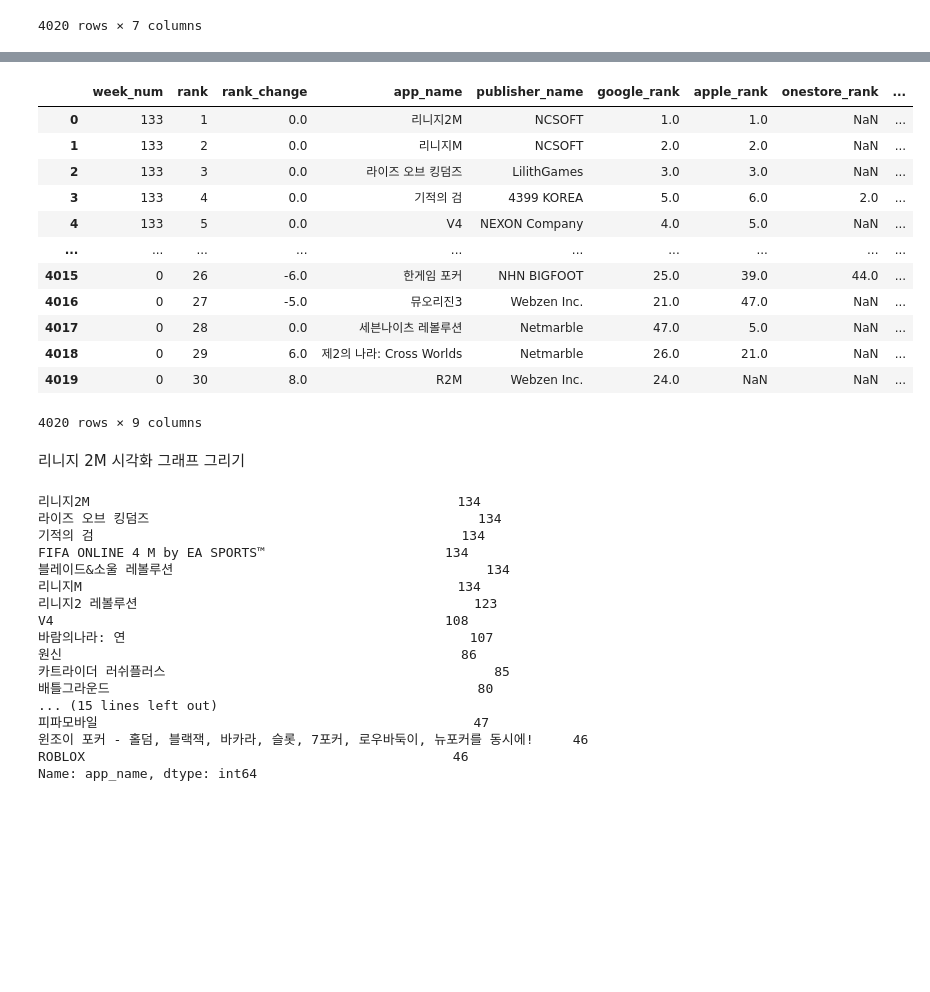
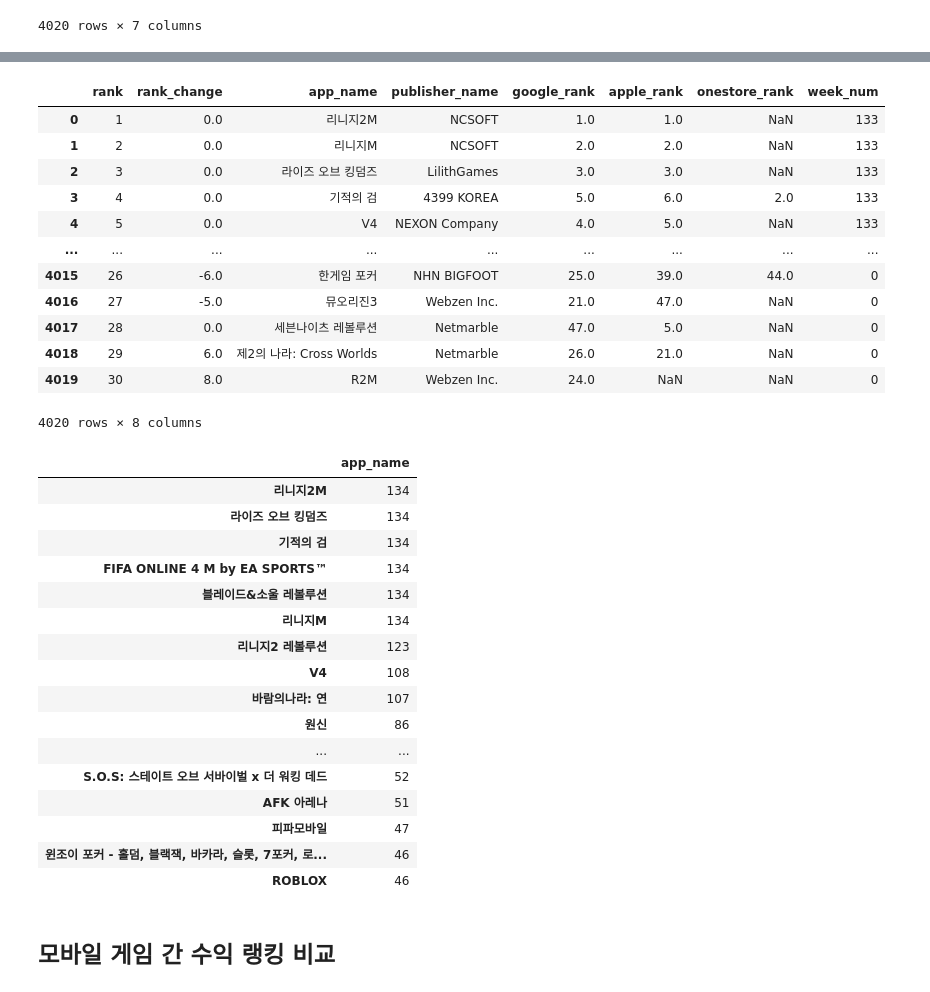
Before and after one commit to ssac-debbu/gameData, a Jupyter notebook: mobile_week_num.ipynb, the cells around one changed output, grey strips where cells are left out. Drawn from its saved outputs; the diff is of its cells as text; code cells hidden in the pictures; blank space fills up the shorter version.

```diff
--- a/mobile_week_num.ipynb
+++ b/mobile_week_num.ipynb
@@ -8,8 +10,8 @@ import os
 # %% [markdown]
 ## 주차별 week num 부여 -> 2022년 7월 마지막주차 부터 0으로 시작하여 desc
 # %%
-df = pd.read_csv('C:/Users/X1Carbon/Desktop/mobile_revenue/mobile_revenue_rank_30.csv',encoding='utf-8')
-df
+dfr = pd.read_csv('C:/Users/X1Carbon/Documents/dev/gameData/mobile_revenue/mobile_revenue_rank_30.csv',encoding='utf-8')
+dfr
 # %% [output]
 |  | rank | rank_change | app_name | publisher_name | google_rank | apple_rank | onestore_rank |
 | 0 | 1 | 0.0 | 리니지2M | NCSOFT | 1.0 | 1.0 | NaN |
@@ -24,6 +26,3 @@ df
 | 4018 | 29 | 6.0 | 제2의 나라: Cross Worlds | Netmarble | 26.0 | 21.0 | NaN |
 | 4019 | 30 | 8.0 | R2M | Webzen Inc. | 24.0 | NaN | NaN |
 4020 rows × 7 columns
-# %%
-df['index_col'] = df.index
-df
@@ -44,42 +29,41 @@ df
 # %%
-share = 133 - df['index_col']//30
-df['week_num'] = share
-df
+share = 133 - df.index // 30
+dfr['week_num'] = share
+dfr
 # %% [output]
-|  | week_num | rank | rank_change | app_name | publisher_name | google_rank | apple_rank | onestore_rank | ... |
-| 0 | 133 | 1 | 0.0 | 리니지2M | NCSOFT | 1.0 | 1.0 | NaN | ... |
-| 1 | 133 | 2 | 0.0 | 리니지M | NCSOFT | 2.0 | 2.0 | NaN | ... |
-| 2 | 133 | 3 | 0.0 | 라이즈 오브 킹덤즈 | LilithGames | 3.0 | 3.0 | NaN | ... |
-| 3 | 133 | 4 | 0.0 | 기적의 검 | 4399 KOREA | 5.0 | 6.0 | 2.0 | ... |
-| 4 | 133 | 5 | 0.0 | V4 | NEXON Company | 4.0 | 5.0 | NaN | ... |
-| ... | ... | ... | ... | ... | ... | ... | ... | ... | ... |
-| 4015 | 0 | 26 | -6.0 | 한게임 포커 | NHN BIGFOOT | 25.0 | 39.0 | 44.0 | ... |
-| 4016 | 0 | 27 | -5.0 | 뮤오리진3 | Webzen Inc. | 21.0 | 47.0 | NaN | ... |
-| 4017 | 0 | 28 | 0.0 | 세븐나이츠 레볼루션 | Netmarble | 47.0 | 5.0 | NaN | ... |
-| 4018 | 0 | 29 | 6.0 | 제2의 나라: Cross Worlds | Netmarble | 26.0 | 21.0 | NaN | ... |
-| 4019 | 0 | 30 | 8.0 | R2M | Webzen Inc. | 24.0 | NaN | NaN | ... |
+|  | rank | rank_change | app_name | publisher_name | google_rank | apple_rank | onestore_rank | week_num |
+| 0 | 1 | 0.0 | 리니지2M | NCSOFT | 1.0 | 1.0 | NaN | 133 |
+| 1 | 2 | 0.0 | 리니지M | NCSOFT | 2.0 | 2.0 | NaN | 133 |
+| 2 | 3 | 0.0 | 라이즈 오브 킹덤즈 | LilithGames | 3.0 | 3.0 | NaN | 133 |
+| 3 | 4 | 0.0 | 기적의 검 | 4399 KOREA | 5.0 | 6.0 | 2.0 | 133 |
+| 4 | 5 | 0.0 | V4 | NEXON Company | 4.0 | 5.0 | NaN | 133 |
+| ... | ... | ... | ... | ... | ... | ... | ... | ... |
+| 4015 | 26 | -6.0 | 한게임 포커 | NHN BIGFOOT | 25.0 | 39.0 | 44.0 | 0 |
+| 4016 | 27 | -5.0 | 뮤오리진3 | Webzen Inc. | 21.0 | 47.0 | NaN | 0 |
+| 4017 | 28 | 0.0 | 세븐나이츠 레볼루션 | Netmarble | 47.0 | 5.0 | NaN | 0 |
+| 4018 | 29 | 6.0 | 제2의 나라: Cross Worlds | Netmarble | 26.0 | 21.0 | NaN | 0 |
+| 4019 | 30 | 8.0 | R2M | Webzen Inc. | 24.0 | NaN | NaN | 0 |
-4020 rows × 9 columns
+4020 rows × 8 columns
-# %% [markdown]
-리니지 2M 시각화 그래프 그리기
 # %%
 # 게임 갯수 세기
 
-df['app_name'].value_counts().head(30)
+mobile_name_revenue20 = pd.DataFrame(dfr['app_name'].value_counts().head(30))
+mobile_name_revenue20
 # %% [output]
-리니지2M                                               134
-라이즈 오브 킹덤즈                                          134
-기적의 검                                               134
-FIFA ONLINE 4 M by EA SPORTS™                       134
-블레이드&소울 레볼루션                                        134
-리니지M                                                134
-리니지2 레볼루션                                           123
-V4                                                  108
-바람의나라: 연                                            107
-원신                                                   86
-카트라이더 러쉬플러스                                          85
-배틀그라운드                                               80
-... (15 lines left out)
-피파모바일                                                47
-윈조이 포커 - 홀덤, 블랙잭, 바카라, 슬롯, 7포커, 로우바둑이, 뉴포커를 동시에!     46
-ROBLOX                                               46
-Name: app_name, dtype: int64
+|  | app_name |
+| 리니지2M | 134 |
+| 라이즈 오브 킹덤즈 | 134 |
+| 기적의 검 | 134 |
+| FIFA ONLINE 4 M by EA SPORTS™ | 134 |
+| 블레이드&소울 레볼루션 | 134 |
+| 리니지M | 134 |
+| 리니지2 레볼루션 | 123 |
+| V4 | 108 |
+| 바람의나라: 연 | 107 |
+| 원신 | 86 |
+| ... | ... |
+| S.O.S: 스테이트 오브 서바이벌 x 더 워킹 데드 | 52 |
+| AFK 아레나 | 51 |
+| 피파모바일 | 47 |
+| 윈조이 포커 - 홀덤, 블랙잭, 바카라, 슬롯, 7포커, 로... | 46 |
+| ROBLOX | 46 |
@@ -86 +77,3 @@ Name: app_name, dtype: int64
+# %% [markdown]
+## 모바일 게임 간 수익 랭킹 비교
 # %%
```
Also changed, not shown: parts of 32 cells of this notebook, 1 other file.
